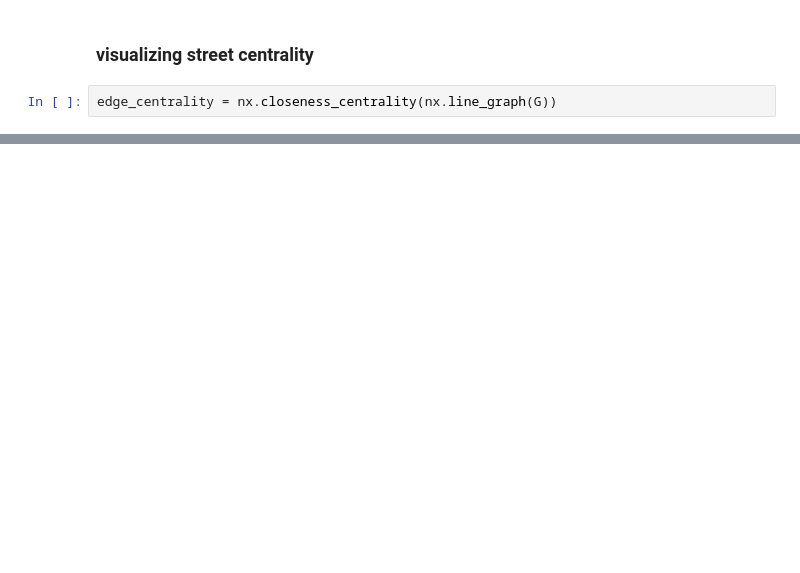
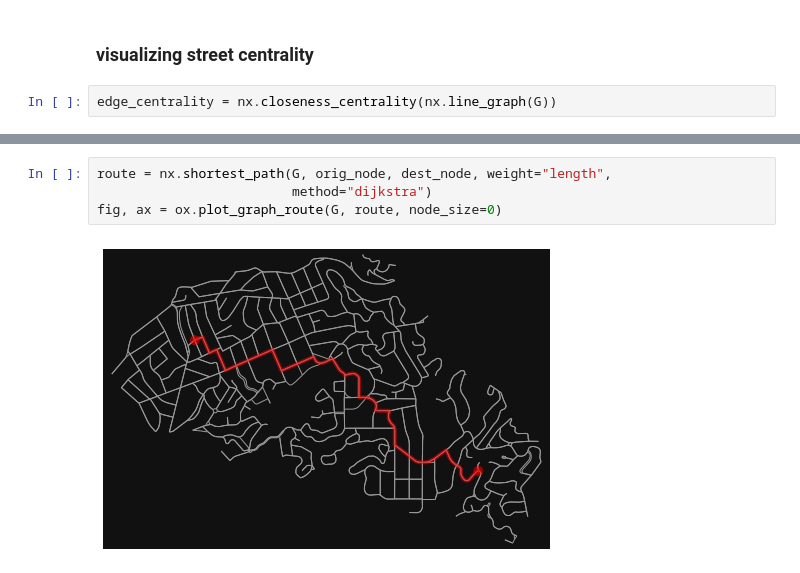
Before and after one commit to Joe-Degs/AutoGIS, a Jupyter notebook: test-thesis/paper-trail.ipynb, the cells around one changed output, grey strips where cells are left out. Saved outputs shown, nothing was run; the diff lists cells and outputs as text; blank space fills up the shorter version.

```diff
--- a/test-thesis/paper-trail.ipynb
+++ b/test-thesis/paper-trail.ipynb
@@ -46,0 +95,6 @@ fig, ax = ox.plot_graph(G, bgcolor="black", axis_off=True, node_size=0,
+# %%
+route = nx.shortest_path(G, orig_node, dest_node, weight="length",
+                         method="dijkstra")
+fig, ax = ox.plot_graph_route(G, route, node_size=0)
+# %% [output]
+[figure, added]
```
Also changed, not shown: parts of 8 cells of this notebook, 2 other files.
